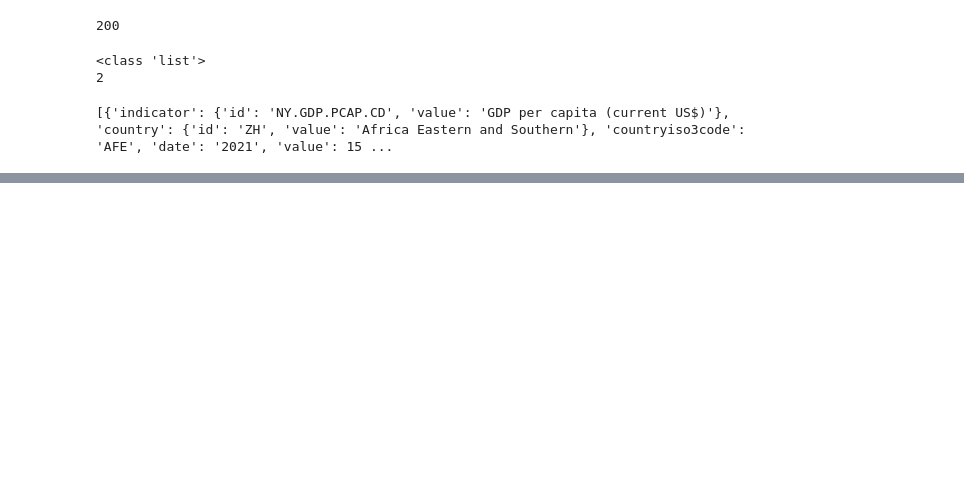
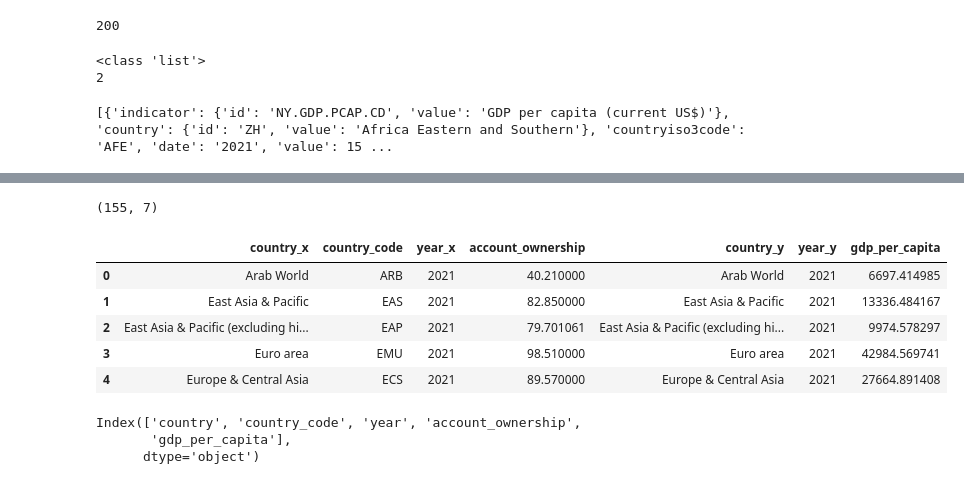
Before and after one commit to Tp12menon/Financial_Inclusion, a Jupyter notebook: financial_inclusion_analysis.ipynb, the cells around one changed output, grey strips where cells are left out. Saved outputs shown, nothing was run; the diff lists cells and outputs as text; code cells hidden in the pictures; blank space fills up the shorter version.

```diff
--- a/financial_inclusion_analysis.ipynb
+++ b/financial_inclusion_analysis.ipynb
@@ -203,0 +223,20 @@ plt.show()
+# %%
+df_merged = df_wb.merge(df_gdp_2021, on='country_code')
+print(df_merged.shape)
+df_merged.head()
+# %% [output]
+(155, 7)
+|  | country_x | country_code | year_x | account_ownership | country_y | year_y | gdp_per_capita |
+| 0 | Arab World | ARB | 2021 | 40.210000 | Arab World | 2021 | 6697.414985 |
+| 1 | East Asia & Pacific | EAS | 2021 | 82.850000 | East Asia & Pacific | 2021 | 13336.484167 |
+| 2 | East Asia & Pacific (excluding hi... | EAP | 2021 | 79.701061 | East Asia & Pacific (excluding hi... | 2021 | 9974.578297 |
+| 3 | Euro area | EMU | 2021 | 98.510000 | Euro area | 2021 | 42984.569741 |
+| 4 | Europe & Central Asia | ECS | 2021 | 89.570000 | Europe & Central Asia | 2021 | 27664.891408 |
+# %%
+df_merged = df_merged.drop(columns=['country_y', 'year_y'])
+df_merged = df_merged.rename(columns={'country_x': 'country', 'year_x': 'year'})
+print(df_merged.columns)
+# %% [output]
+Index(['country', 'country_code', 'year', 'account_ownership',
+       'gdp_per_capita'],
+      dtype='object')
```
Also changed, not shown: parts of 14 cells of this notebook.
